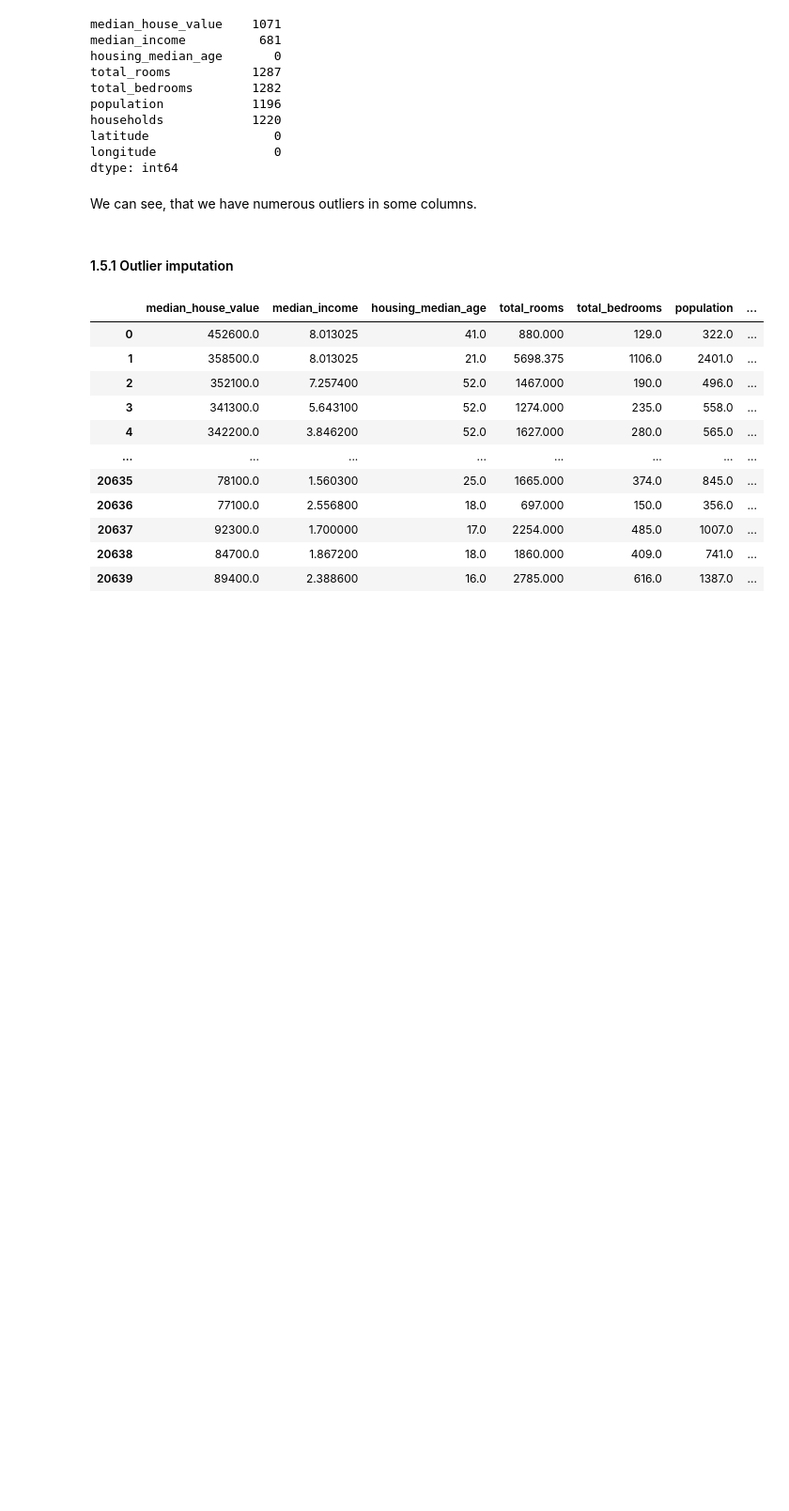
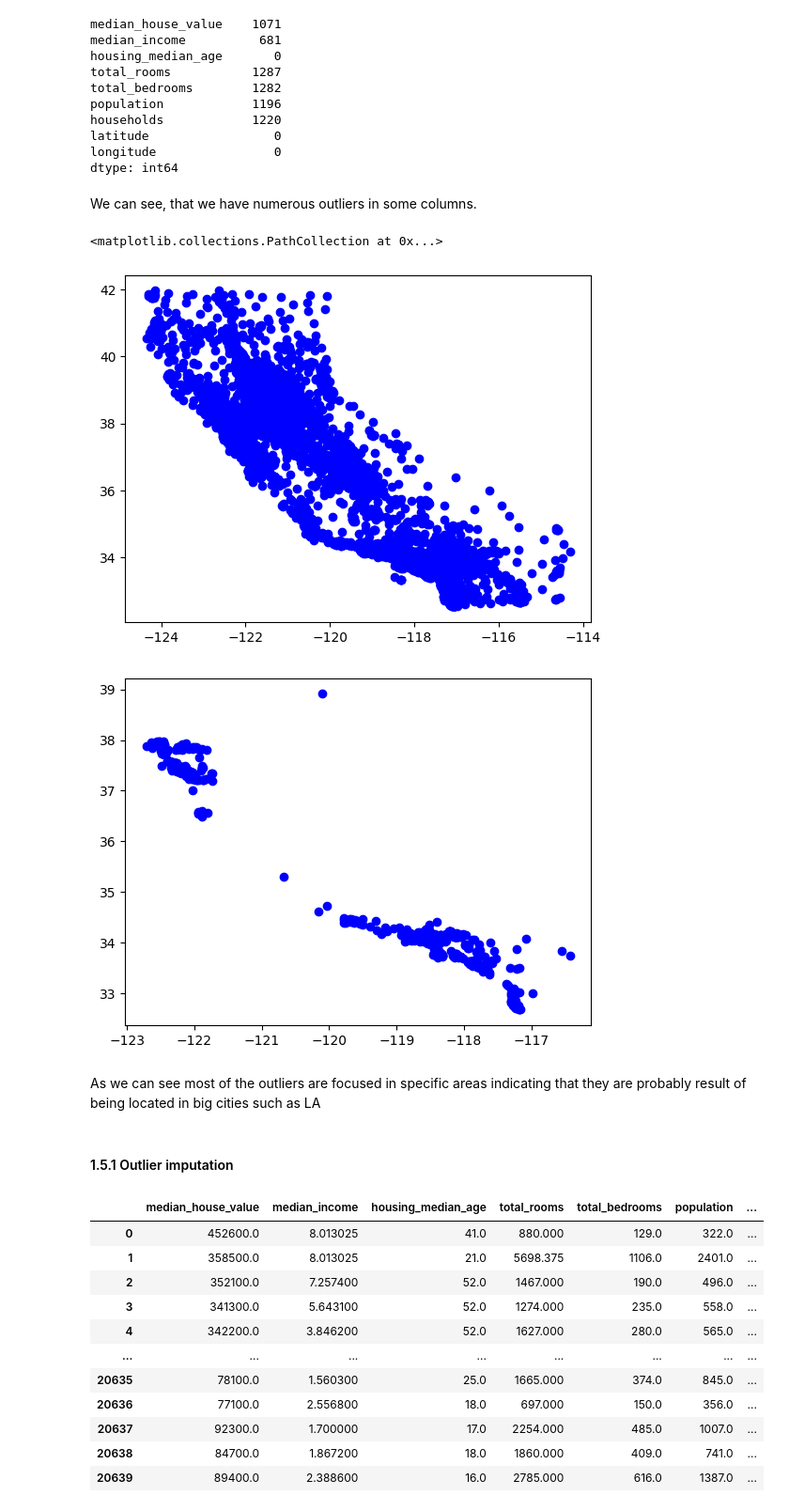
Before and after one commit to NiceeTV/ZNEUS-Projekt1, a Jupyter notebook: projekt1.ipynb, the cells around one changed output. Shown at 94% size. Drawn from its saved outputs; the diff is of its cells as text; code cells hidden in the pictures; blank space fills up the shorter version.

Commit message:
Pairplot + outlier positions + requirements

```diff
--- a/projekt1.ipynb
+++ b/projekt1.ipynb
@@ -110,6 +110,26 @@ longitude                0
 dtype: int64
 # %% [markdown]
 We can see, that we have numerous outliers in some columns.
+# %%
+def get_outliers(column):
+    Q1 = df[column].quantile(0.25)
+    Q3 = df[column].quantile(0.75)
+    IQR = Q3 - Q1
+    lower = Q1 - 1.5 * IQR
+    upper = Q3 + 1.5 * IQR
+    return df[(df[column] < lower) | (df[column] > upper)]
+
+outs = get_outliers("median_house_value")
+plt.figure()
+plt.scatter(df["longitude"], df["latitude"], color='blue', marker='o')
+plt.figure()
+plt.scatter(outs["longitude"], outs["latitude"], color='blue', marker='o')
+# %% [output]
+<matplotlib.collections.PathCollection at 0x...>
+[figure, added]
+[figure, added]
+# %% [markdown]
+As we can see most of the outliers are focused in specific areas indicating that they are probably result of being located in big cities such as LA
 # %% [markdown]
 #### 1.5.1 Outlier imputation
 # %%
```
Also changed, not shown: parts of 7 cells of this notebook, 2 other files.
